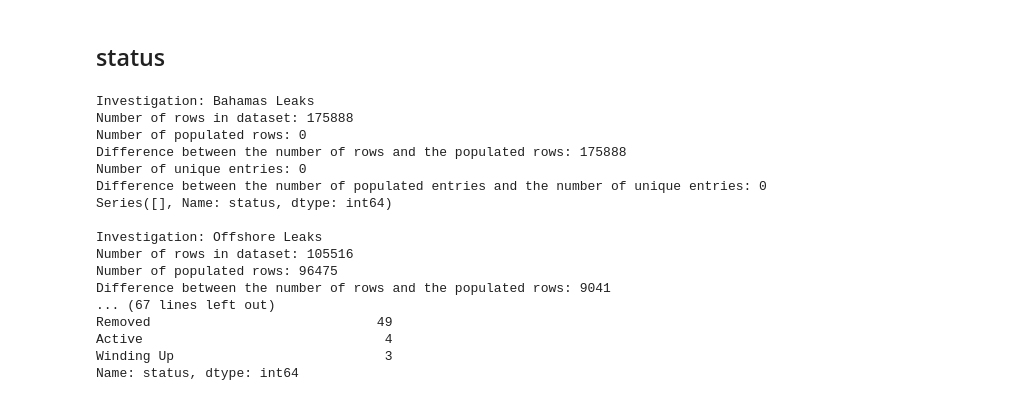
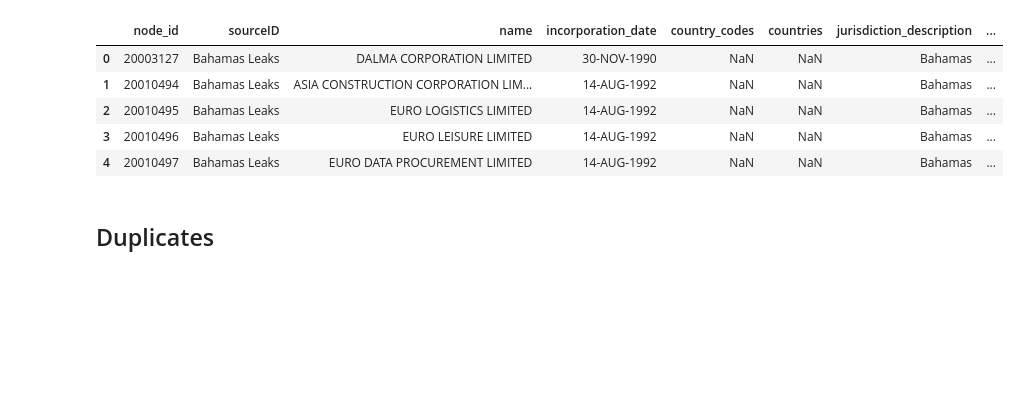
Before and after one commit to julielinx/icij_investigation, a Jupyter notebook: notebooks/07_entity_preprocessing.ipynb, the cells around one changed output. Cells and saved outputs as stored; diff of their text form; code cells hidden in the pictures; blank space fills up the shorter version.

```diff
--- a/notebooks/07_entity_preprocessing.ipynb
+++ b/notebooks/07_entity_preprocessing.ipynb
@@ -32,30 +37,38 @@ datasets = [bahamas_entity_raw, offshore_entity_raw, panama_entity_raw, paradise
+# %%
+entity_df = pd.concat([bahamas_entity_raw, offshore_entity_raw, panama_entity_raw, paradise_entity_raw], ignore_index=True)
+entity_df['company'] = entity_df['name'].str.title()
+
+entity_df['clean_status'] = entity_df['status'].str.lower()
+entity_df.loc[entity_df['clean_status'].str.contains('liquidation', na=False), 'status'] = 'in liquidation'
+entity_df.loc[entity_df['clean_status'].str.contains('liquidated', na=False), 'status'] = 'liquidated'
+entity_df.loc[entity_df['clean_status'].str.contains('resigned', na=False), 'status'] = 'resigned agent'
+entity_df.loc[entity_df['clean_status'].str.contains('sundry', na=False), 'status'] = 'sundry account'
+entity_df.loc[entity_df['clean_status'].str.contains('dissolved', na=False), 'status'] = 'dissolved'
+entity_df.loc[entity_df['clean_status'].str.contains('struck|defunct|deregistered', na=False), 'status'] = 'struck / defunct / deregistered'
+entity_df['clean_status'] = entity_df['clean_status'].str.title()
+
+entity_df.replace('nan', np.nan, inplace=True)
+
+entity_df.loc[
+    (entity_df['incorporation_date'].str.contains('[A-Z]{3}', na=False)) & ((entity_df['incorporation_date'].str[-4:] > '2018') | (entity_df['incorporation_date'].str[-4:] < '1800')
+                                                                           ), 'incorporation_date'] = np.nan
+entity_df['formatted_date'] = pd.to_datetime(entity_df.loc[entity_df['incorporation_date'].str.contains(',', na=False), 'incorporation_date'], format='%b %d, %Y')
+entity_df['formatted_date'] = pd.to_datetime(entity_df.loc[entity_df['incorporation_date'].str.contains('[A-Z]{3}', na=False), 'incorporation_date'], format='%d-%b-%Y')
+
+entity_df['clean_co_codes'] = entity_df['country_codes'].str.split(';').apply(lambda x: sorted(x))
+entity_df['clean_countries'] = entity_df['countries'].str.split(';').apply(lambda x: sorted(x))
+entity_df['clean_jurisdiction_desc'] = entity_df['jurisdiction_description'].str.title()
+entity_df.loc[entity_df['clean_jurisdiction_desc'].str.contains('Undetermined|Recorded in leaked files as "fund"'), 'clean_jursdiction_desc'] = np.nan
+entity_df['clean_jurisdiction'] = entity_df['jurisdiction']
+entity_df.loc[entity_df['clean_jurisdiction'] == 'XXX', 'clean_jurisdiction'] = np.nan
+
+entity_df.head()
+# %% [output]
+|  | node_id | sourceID | name | incorporation_date | country_codes | countries | jurisdiction_description | ... |
+| 0 | 20003127 | Bahamas Leaks | DALMA CORPORATION LIMITED | 30-NOV-1990 | NaN | NaN | Bahamas | ... |
+| 1 | 20010494 | Bahamas Leaks | ASIA CONSTRUCTION CORPORATION LIM... | 14-AUG-1992 | NaN | NaN | Bahamas | ... |
+| 2 | 20010495 | Bahamas Leaks | EURO LOGISTICS LIMITED | 14-AUG-1992 | NaN | NaN | Bahamas | ... |
+| 3 | 20010496 | Bahamas Leaks | EURO LEISURE LIMITED | 14-AUG-1992 | NaN | NaN | Bahamas | ... |
+| 4 | 20010497 | Bahamas Leaks | EURO DATA PROCUREMENT LIMITED | 14-AUG-1992 | NaN | NaN | Bahamas | ... |
 # %% [markdown]
-## status
+## Duplicates
-# %%
-for ds in datasets:
-    print('Investigation:', ds.sourceID.unique()[0])
-    ds_col = ds.status
-    print('Number of rows in dataset:', ds_col.shape[0])
-    print('Number of populated rows:', ds_col.count())
-    print('Difference between the number of rows and the populated rows:', ds_col.shape[0] - ds_col.count())
-    print('Number of unique entries:', ds_col.nunique())
-    print('Difference between the number of populated entries and the number of unique entries:', ds_col.count() - ds_col.nunique())
-    print(ds_col.value_counts(), '\n')
-# %% [output]
-Investigation: Bahamas Leaks
-Number of rows in dataset: 175888
-Number of populated rows: 0
-Difference between the number of rows and the populated rows: 175888
-Number of unique entries: 0
-Difference between the number of populated entries and the number of unique entries: 0
-Series([], Name: status, dtype: int64)
-
-Investigation: Offshore Leaks
-Number of rows in dataset: 105516
-Number of populated rows: 96475
-Difference between the number of rows and the populated rows: 9041
-... (67 lines left out)
-Removed                             49
-Active                               4
-Winding Up                           3
-Name: status, dtype: int64
```
Also changed, not shown: parts of 30 cells of this notebook, 3 other files.
